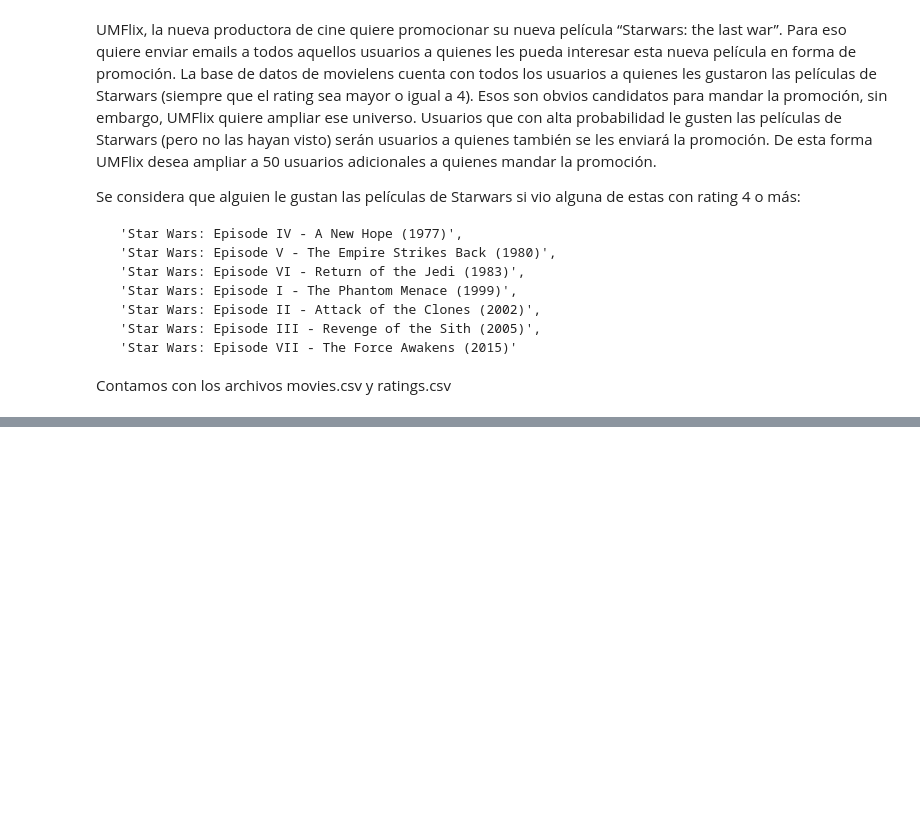
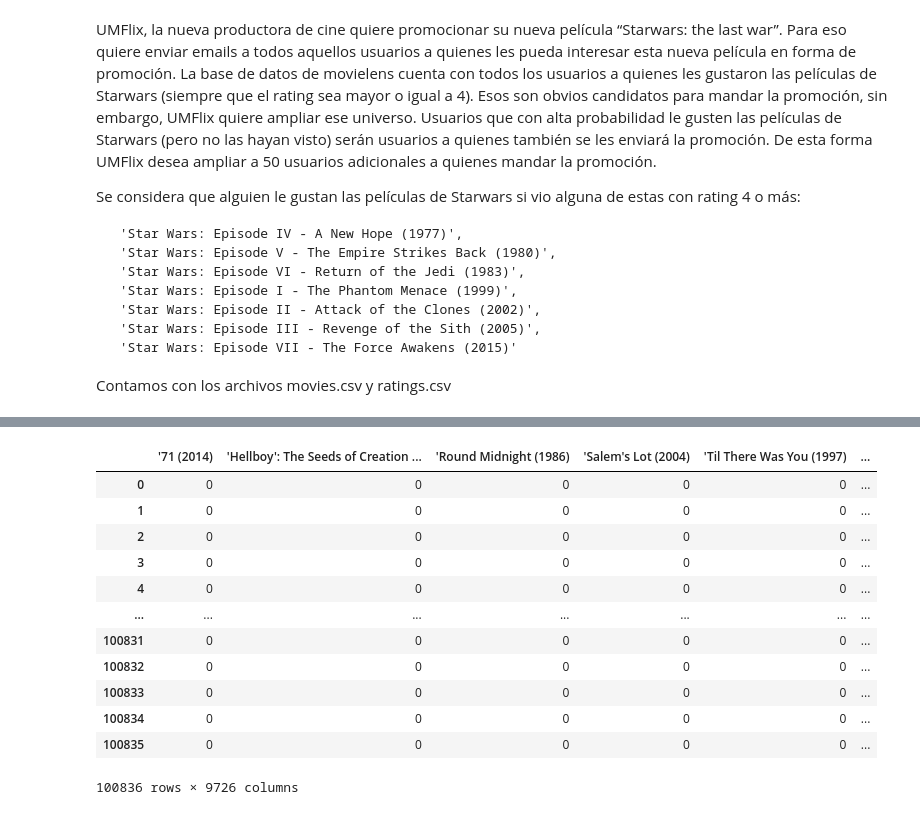
Before and after one commit to mg-um/umpe-ml2, a Jupyter notebook: UMPE - Taller Promociones.ipynb, the cells around one changed output, grey strips where cells are left out. Cells and saved outputs as stored; diff of their text form; code cells hidden in the pictures; blank space fills up the shorter version.

```diff
--- a/UMPE - Taller Promociones.ipynb
+++ b/UMPE - Taller Promociones.ipynb
@@ -15,0 +119,18 @@ Contamos con los archivos movies.csv y ratings.csv
+# %%
+mdf = pd.get_dummies(df['title']).join(df)
+# %%
+mdf
+# %% [output]
+|  | '71 (2014) | 'Hellboy': The Seeds of Creation ... | 'Round Midnight (1986) | 'Salem's Lot (2004) | 'Til There Was You (1997) | ... |
+| 0 | 0 | 0 | 0 | 0 | 0 | ... |
+| 1 | 0 | 0 | 0 | 0 | 0 | ... |
+| 2 | 0 | 0 | 0 | 0 | 0 | ... |
+| 3 | 0 | 0 | 0 | 0 | 0 | ... |
+| 4 | 0 | 0 | 0 | 0 | 0 | ... |
+| ... | ... | ... | ... | ... | ... | ... |
+| 100831 | 0 | 0 | 0 | 0 | 0 | ... |
+| 100832 | 0 | 0 | 0 | 0 | 0 | ... |
+| 100833 | 0 | 0 | 0 | 0 | 0 | ... |
+| 100834 | 0 | 0 | 0 | 0 | 0 | ... |
+| 100835 | 0 | 0 | 0 | 0 | 0 | ... |
+100836 rows × 9726 columns
```
Also changed, not shown: parts of 26 cells of this notebook.
